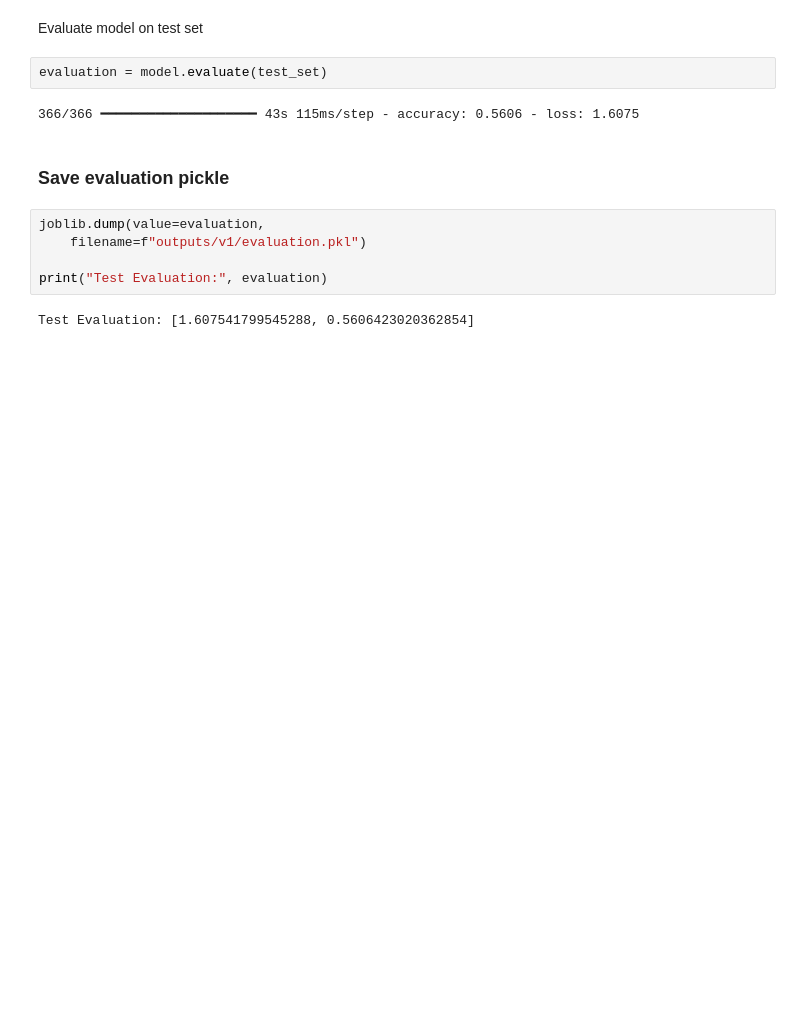
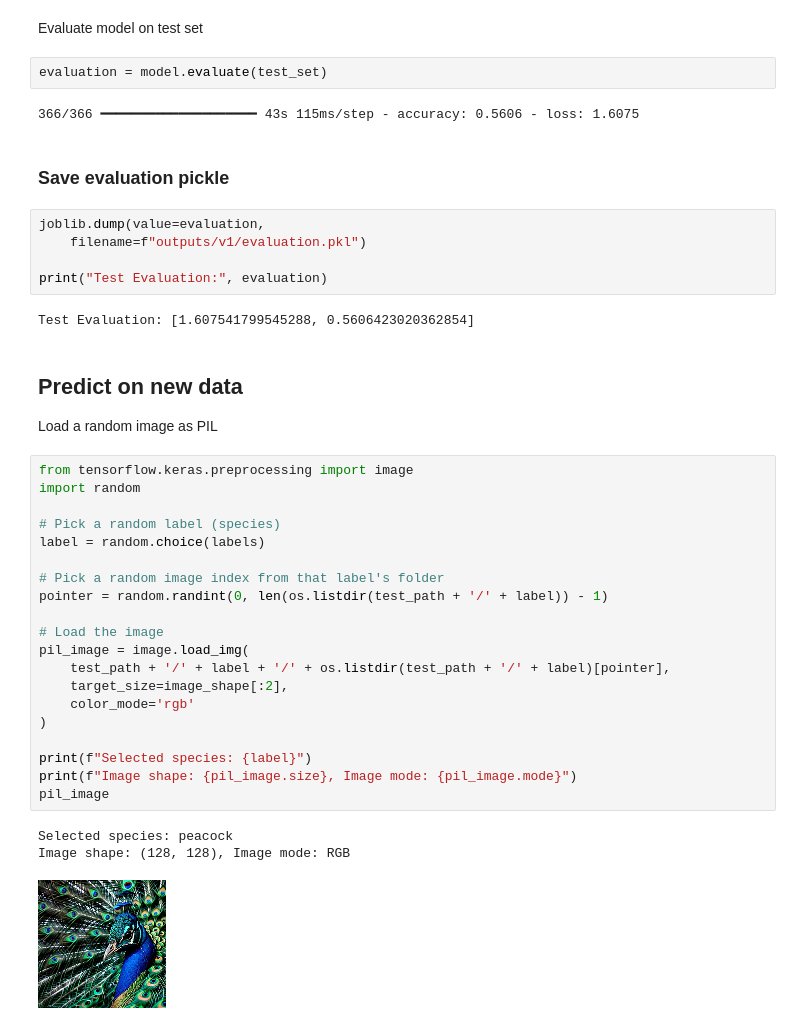
Before and after one commit to katherinewadge-berrospi/Animal_detection_camera, a Jupyter notebook: jupyter_notebooks/03-Modelling-and-Evaluating.ipynb, the cells around one changed output. Cells and saved outputs as stored; diff of their text form; blank space fills up the shorter version.

Commit message:
Load random image to predict new data.

```diff
--- a/jupyter_notebooks/03-Modelling-and-Evaluating.ipynb
+++ b/jupyter_notebooks/03-Modelling-and-Evaluating.ipynb
@@ -457,3 +457,31 @@ joblib.dump(value=evaluation,
 print("Test Evaluation:", evaluation)
 # %% [output]
 Test Evaluation: [1.607541799545288, 0.5606423020362854]
+# %% [markdown]
+## Predict on new data
+
+Load a random image as PIL
+# %%
+from tensorflow.keras.preprocessing import image
+import random
+
+# Pick a random label (species)
+label = random.choice(labels)
+
+# Pick a random image index from that label's folder
+pointer = random.randint(0, len(os.listdir(test_path + '/' + label)) - 1)
+
+# Load the image
+pil_image = image.load_img(
+    test_path + '/' + label + '/' + os.listdir(test_path + '/' + label)[pointer],
+    target_size=image_shape[:2],
+    color_mode='rgb'
+)
+
+print(f"Selected species: {label}")
+print(f"Image shape: {pil_image.size}, Image mode: {pil_image.mode}")
+pil_image
+# %% [output]
+Selected species: peacock
+Image shape: (128, 128), Image mode: RGB
+[figure, added]
```
